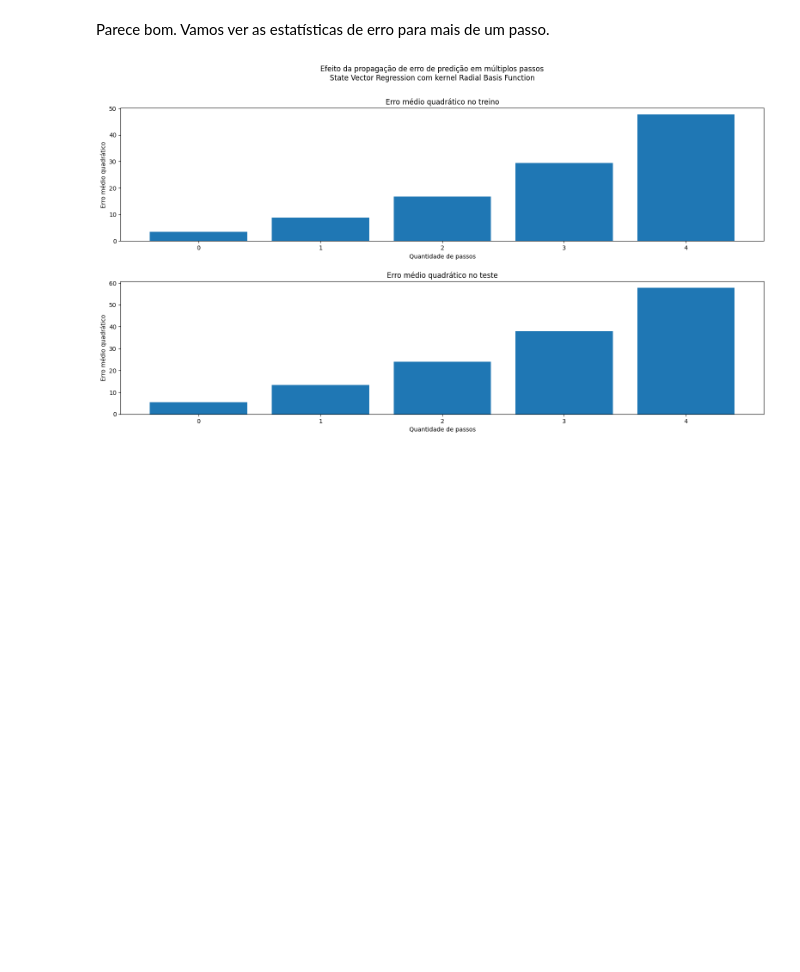
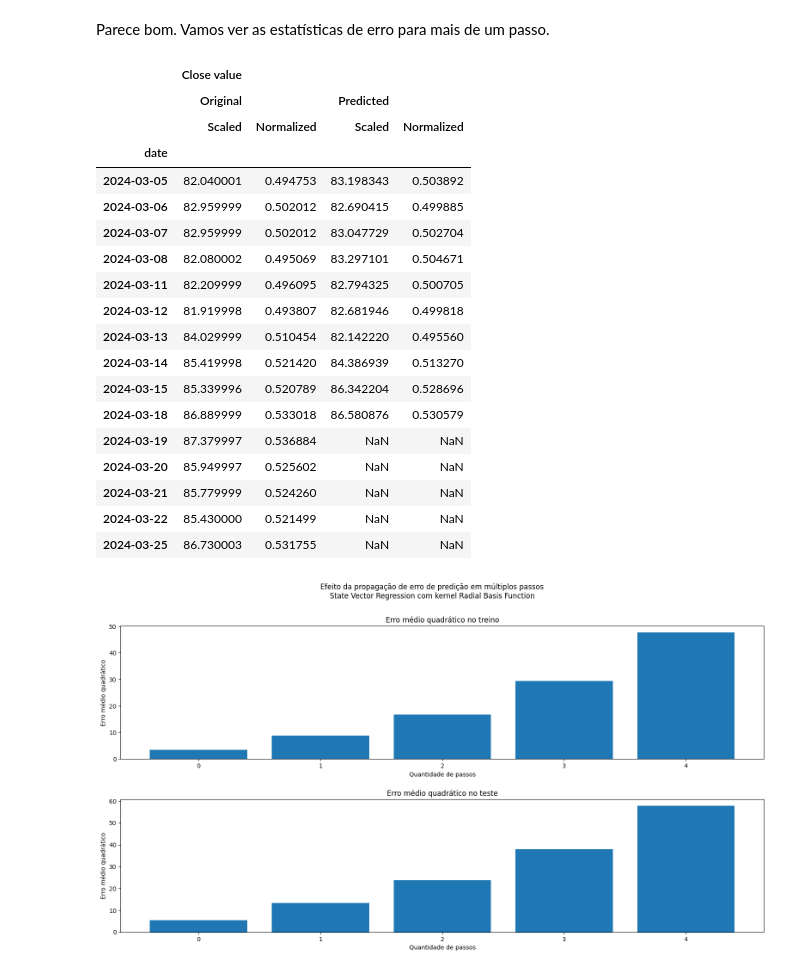
Before and after one commit to GuiCT/data-driven-studies, a Jupyter notebook: time-series/svr.ipynb, the cells around one changed output. Cells and saved outputs as stored; diff of their text form; code cells hidden in the pictures; blank space fills up the shorter version.

```diff
--- a/time-series/svr.ipynb
+++ b/time-series/svr.ipynb
@@ -164,20 +199,13 @@ Testando desempenho em predições unipasso
 # %%
 import matplotlib.dates as mdates
 
-train_time_index =\
-    brent_oil_close_df.index[10:10 + len(prepared_data["x_train"])]
-train_pred = scaler_.inverse_transform(
-    model.predict(prepared_data["x_train"]).reshape(-1, 1)
-)
-test_pred = scaler_.inverse_transform(
-    model.predict(prepared_data["x_test"]).reshape(-1, 1)
-)
+train_time_index = indexes_partition["y_train"][:, 0]
+train_pred = scaler_.inverse_transform(model.predict(prepared_data["x_train"]))
+test_pred = scaler_.inverse_transform(model.predict(prepared_data["x_test"]))
 
 fig, ax = plt.subplots(2, 1, figsize=(16,9))
 
-ax[0].plot(train_time_index, scaler_.inverse_transform(
-    prepared_data["y_train"][:, 0].reshape(-1, 1)
-), label="Original")
+ax[0].plot(train_time_index, scaler_.inverse_transform(prepared_data["y_train"][:, 0]), label="Original")
 ax[0].plot(train_time_index, train_pred, label="Predição")
 ax[0].set_title("Treino")
 ax[0].legend()
@@ -187,11 +215,8 @@ ax[0].yaxis.set_major_formatter('${x:,.2f}')
 ax[0].xaxis.set_major_locator(mdates.MonthLocator(interval=12))
 ax[0].xaxis.set_major_formatter(mdates.DateFormatter('%Y-%m'))
 
-test_time_index =\
-    brent_oil_close_df.index[-len(prepared_data["x_test"]):]
-ax[1].plot(test_time_index, scaler_.inverse_transform(
-    prepared_data["y_test"][:, 0].reshape(-1, 1)
-), label="Original")
+test_time_index = indexes_partition["y_test"][:, 0]
+ax[1].plot(test_time_index, scaler_.inverse_transform(prepared_data["y_test"][:, 0]), label="Original")
 ax[1].plot(test_time_index, test_pred, label="Predição")
 ax[1].set_title("Teste")
 ax[1].legend()
@@ -240,3 +270,28 @@ for i in range(len(prepared_data["x_test"])):
+# %%
+brent_oil_close_df.loc[:, ('Close value', 'Predicted', 'Scaled')] =\
+    scaler_.inverse_transform(brent_oil_close_df['Close value']['Predicted']['Normalized'].to_numpy())
+brent_oil_close_df[8:15]
+brent_oil_close_df[-15:]
+# %% [output]
+|  | Close value |  |  |  |
+|  | Original |  | Predicted |  |
+|  | Scaled | Normalized | Scaled | Normalized |
+| date |  |  |  |  |
+| 2024-03-05 | 82.040001 | 0.494753 | 83.198343 | 0.503892 |
+| 2024-03-06 | 82.959999 | 0.502012 | 82.690415 | 0.499885 |
+| 2024-03-07 | 82.959999 | 0.502012 | 83.047729 | 0.502704 |
+| 2024-03-08 | 82.080002 | 0.495069 | 83.297101 | 0.504671 |
+| 2024-03-11 | 82.209999 | 0.496095 | 82.794325 | 0.500705 |
+| 2024-03-12 | 81.919998 | 0.493807 | 82.681946 | 0.499818 |
+| 2024-03-13 | 84.029999 | 0.510454 | 82.142220 | 0.495560 |
+| 2024-03-14 | 85.419998 | 0.521420 | 84.386939 | 0.513270 |
+| 2024-03-15 | 85.339996 | 0.520789 | 86.342204 | 0.528696 |
+| 2024-03-18 | 86.889999 | 0.533018 | 86.580876 | 0.530579 |
+| 2024-03-19 | 87.379997 | 0.536884 | NaN | NaN |
+| 2024-03-20 | 85.949997 | 0.525602 | NaN | NaN |
+| 2024-03-21 | 85.779999 | 0.524260 | NaN | NaN |
+| 2024-03-22 | 85.430000 | 0.521499 | NaN | NaN |
+| 2024-03-25 | 86.730003 | 0.531755 | NaN | NaN |
 # %%
 # Erro por passo
 train_pred_multi = scaler_.inverse_transform(train_pred_multi)
```
Also changed, not shown: parts of 7 cells of this notebook, 3 other files.
